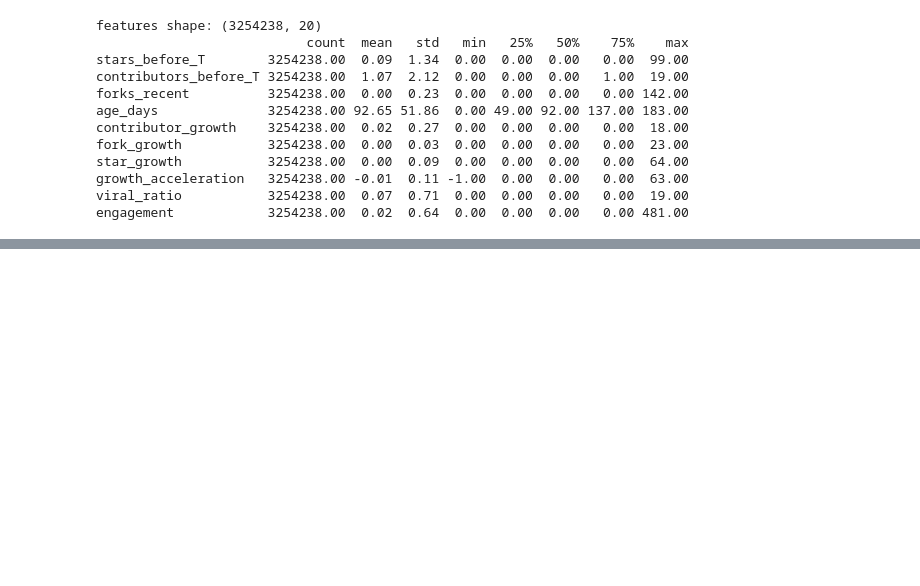
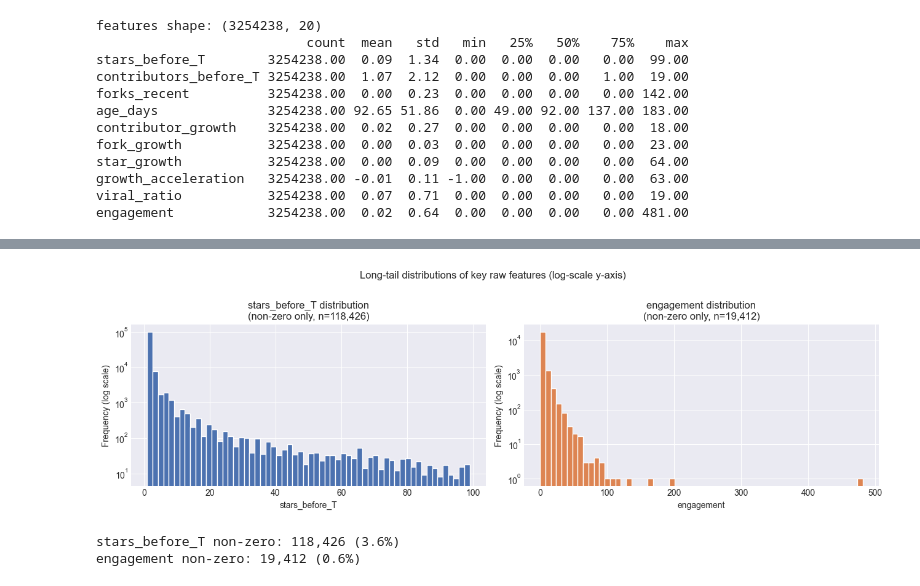
Before and after one commit to IldarRakiev/High-Growth-Repos-Detection, a Jupyter notebook: stages/Data Preparation.ipynb, the cells around one changed output, grey strips where cells are left out. Saved outputs shown, nothing was run; the diff lists cells and outputs as text; code cells hidden in the pictures; blank space fills up the shorter version.

```diff
--- a/stages/Data Preparation.ipynb
+++ b/stages/Data Preparation.ipynb
@@ -289,0 +316,27 @@ X for sklearn: (3254238, 10)
+# %%
+fig, axes = plt.subplots(1, 2, figsize=(13, 4))
+
+# stars_before_T — only repos with at least 1 star
+stars_nonzero = features.loc[features["stars_before_T"] > 0, "stars_before_T"]
+axes[0].hist(stars_nonzero, bins=60, log=True, color="#4C72B0", edgecolor='white')
+axes[0].set_title(f"stars_before_T distribution\n(non-zero only, n={len(stars_nonzero):,})")
+axes[0].set_xlabel("stars_before_T")
+axes[0].set_ylabel("Frequency (log scale)")
+
+# engagement — only repos with engagement > 0
+eng_nonzero = features.loc[features["engagement"] > 0, "engagement"]
+axes[1].hist(eng_nonzero, bins=60, log=True, color="#DD8452", edgecolor='white')
+axes[1].set_title(f"engagement distribution\n(non-zero only, n={len(eng_nonzero):,})")
+axes[1].set_xlabel("engagement")
+axes[1].set_ylabel("Frequency (log scale)")
+
+plt.suptitle("Long-tail distributions of key raw features (log-scale y-axis)", y=1.01)
+plt.tight_layout()
+plt.savefig("output/longtail_hist.png", dpi=150, bbox_inches='tight')
+plt.show()
+print(f"stars_before_T non-zero: {len(stars_nonzero):,} ({len(stars_nonzero)/len(features)*100:.1f}%)")
+print(f"engagement non-zero: {len(eng_nonzero):,} ({len(eng_nonzero)/len(features)*100:.1f}%)")
+# %% [output]
+[figure, added]
+stars_before_T non-zero: 118,426 (3.6%)
+engagement non-zero: 19,412 (0.6%)
```
Also changed, not shown: parts of 6 cells of this notebook, 10 other files.
